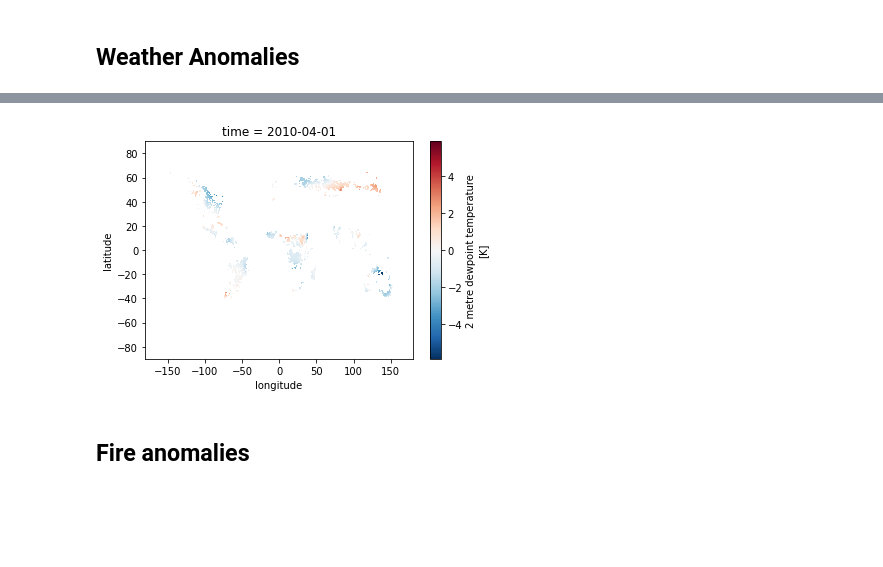
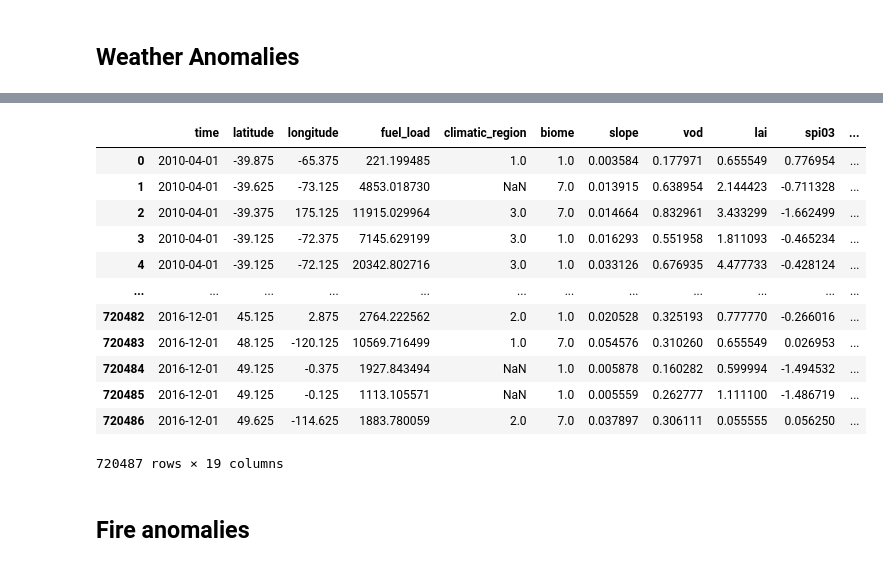
Before and after one commit to ecmwf-projects/ai-vegetation-fuel, a Jupyter notebook: notebooks/data_preparation.ipynb, the cells around one changed output, grey strips where cells are left out. Cells and saved outputs as stored; diff of their text form; code cells hidden in the pictures; blank space fills up the shorter version.

```diff
--- a/notebooks/data_preparation.ipynb
+++ b/notebooks/data_preparation.ipynb
@@ -349,20 +624,14 @@ spi_data.to_netcdf(folder_path + "spi_2010_2016.nc")
 # %%
 """Load Weather data into an xarray dataset"""
 wa_data = xr.open_mfdataset("/data1/raw_data/SEAS5_anomalies/S5_anomaly_201[0-6]*.nc")
+
 # Rotate longitude coordinates
 wa_data = wa_data.assign_coords(
     longitude=(((wa_data.longitude + 180) % 360) - 180)
 ).sortby("longitude")
-# Interpolate to match load resolution
-wa_data = wa_data.interp(
-    coords={
-        "latitude": load_data.latitude.values,
-        "longitude": load_data.longitude.values,
-    },
-    method="linear",
-)  # Wikilimo used default method ('linear')
+
 # One of the predictors (VOD) is available from April 2010 to December 2016.
 # Therefore here we remove Jan-Feb-Mar 2016.
 wa_data = wa_data.loc[dict(time=slice("2010-04-01", "2016-12-31"))]
-wa_data.d2m[0].plot()
+wa_data
 # %% [output]
@@ -371,12 +655,48 @@ wa_data.d2m[0].plot()
-# %%
-# Mask using the load
-wa_data = wa_data.where(load_data >= 0)
-wa_data.d2m[0].plot()
-
-# Store data, if needed.
-wa_data.to_netcdf(folder_path + "weather_anomalies_2010_2016.nc")
-# %% [output]
-[figure, removed]
+# %%
+# Retrieve data at the grid cells nearest to the target latitudes and longitudes
+df["d2m"] = wa_data["d2m"].sel(longitude=target_lon,
+                                latitude=target_lat,
+                                time=target_t,
+                                method="nearest")
+df["erate"] = wa_data["erate"].sel(longitude=target_lon,
+                                    latitude=target_lat,
+                                    time=target_t,
+                                    method="nearest")
+df["fg10"] = wa_data["fg10"].sel(longitude=target_lon,
+                                  latitude=target_lat,
+                                  time=target_t,
+                                  method="nearest")
+df["si10"] = wa_data["si10"].sel(longitude=target_lon,
+                                  latitude=target_lat,
+                                  time=target_t,
+                                  method="nearest")
+df["swvl1"] = wa_data["swvl1"].sel(longitude=target_lon,
+                                    latitude=target_lat,
+                                    time=target_t,
+                                    method="nearest")
+df["t2m"] = wa_data["t2m"].sel(longitude=target_lon,
+                                latitude=target_lat,
+                                time=target_t,
+                                method="nearest")
+df["tprate"] = wa_data["tprate"].sel(longitude=target_lon,
+                                      latitude=target_lat,
+                                      time=target_t,
+                                      method="nearest")
+df
+# %% [output]
+|  | time | latitude | longitude | fuel_load | climatic_region | biome | slope | vod | lai | spi03 | ... |
+| 0 | 2010-04-01 | -39.875 | -65.375 | 221.199485 | 1.0 | 1.0 | 0.003584 | 0.177971 | 0.655549 | 0.776954 | ... |
+| 1 | 2010-04-01 | -39.625 | -73.125 | 4853.018730 | NaN | 7.0 | 0.013915 | 0.638954 | 2.144423 | -0.711328 | ... |
+| 2 | 2010-04-01 | -39.375 | 175.125 | 11915.029964 | 3.0 | 7.0 | 0.014664 | 0.832961 | 3.433299 | -1.662499 | ... |
+| 3 | 2010-04-01 | -39.125 | -72.375 | 7145.629199 | 3.0 | 1.0 | 0.016293 | 0.551958 | 1.811093 | -0.465234 | ... |
+| 4 | 2010-04-01 | -39.125 | -72.125 | 20342.802716 | 3.0 | 1.0 | 0.033126 | 0.676935 | 4.477733 | -0.428124 | ... |
+| ... | ... | ... | ... | ... | ... | ... | ... | ... | ... | ... | ... |
+| 720482 | 2016-12-01 | 45.125 | 2.875 | 2764.222562 | 2.0 | 1.0 | 0.020528 | 0.325193 | 0.777770 | -0.266016 | ... |
+| 720483 | 2016-12-01 | 48.125 | -120.125 | 10569.716499 | 1.0 | 7.0 | 0.054576 | 0.310260 | 0.655549 | 0.026953 | ... |
+| 720484 | 2016-12-01 | 49.125 | -0.375 | 1927.843494 | NaN | 1.0 | 0.005878 | 0.160282 | 0.599994 | -1.494532 | ... |
+| 720485 | 2016-12-01 | 49.125 | -0.125 | 1113.105571 | NaN | 1.0 | 0.005559 | 0.262777 | 1.111100 | -1.486719 | ... |
+| 720486 | 2016-12-01 | 49.625 | -114.625 | 1883.780059 | 2.0 | 7.0 | 0.037897 | 0.306111 | 0.055555 | 0.056250 | ... |
+720487 rows × 19 columns
 # %% [markdown]
 ## Fire anomalies
 # %%
```
Also changed, not shown: parts of 72 cells of this notebook.
